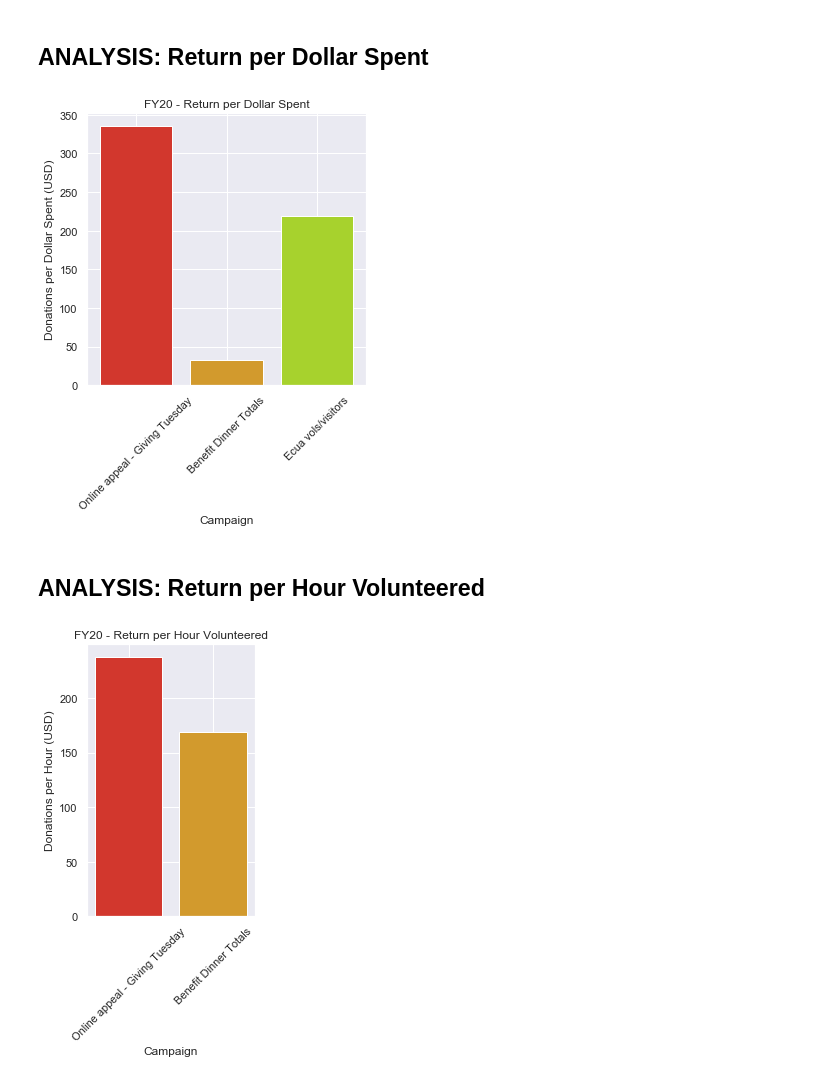
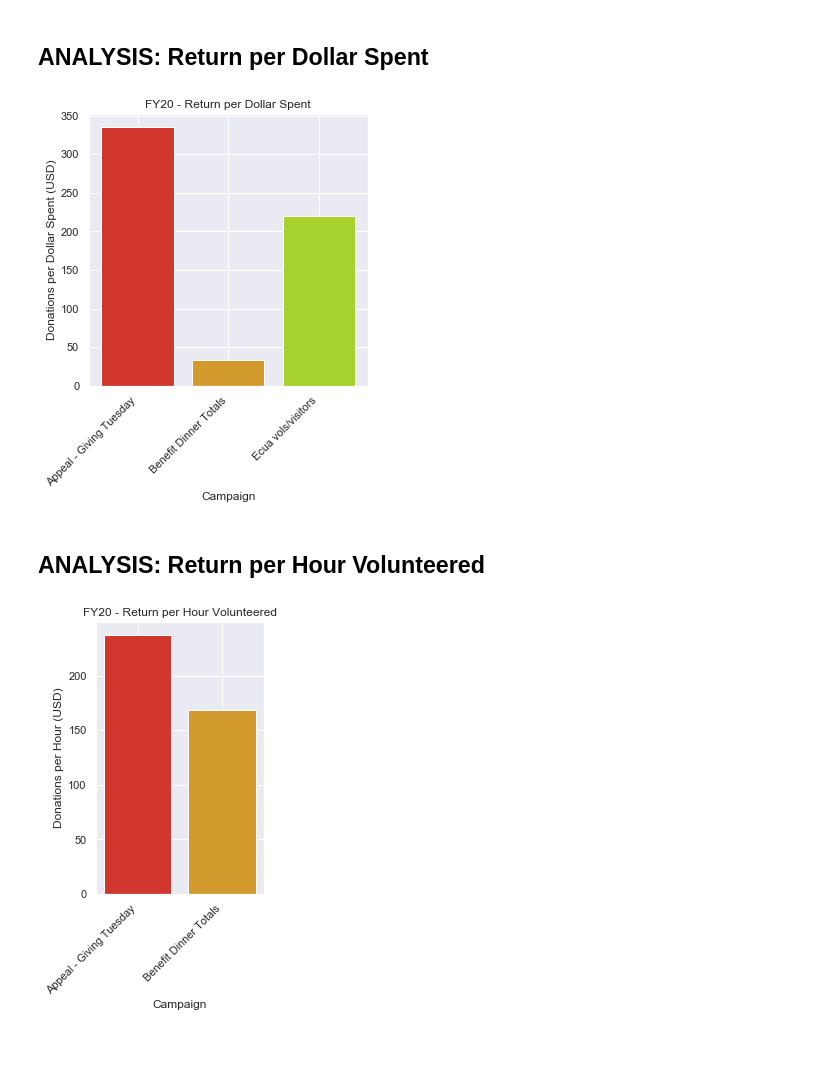
Before and after one commit to patelpurvip/Board-Fundraising-Analysis, a Jupyter notebook: Giving Campaigns Analysis.ipynb, the cells around one changed output. Saved outputs shown, nothing was run; the diff lists cells and outputs as text; code cells hidden in the pictures; blank space fills up the shorter version.

Commit message:
campaigns analysis updates

```diff
--- a/Giving Campaigns Analysis.ipynb
+++ b/Giving Campaigns Analysis.ipynb
@@ -58,6 +58,7 @@ x = income_vs_expense.set_index(['Campaign Name'])
 Campaigns_to_Analyze = x.loc[['Appeal - June', 'Online appeal - Giving Tuesday', 'Ecua vols/visitors', 'Benefit dinner item sales', 'Benefit Dinner (occuring April 2020) (SPANS TWO FYs)', 'Benefit dinner tickets', 'Benefit dinner individual donations', 'Benefit dinner auction', 'Benefit dinner sponsorships (5)', 'Benefit dinner sponsorships (1)']]
 
 Campaigns_to_Analyze.replace(regex=['coming soon'], value='0', inplace=True)
+Campaigns_to_Analyze = Campaigns_to_Analyze.rename(index={'Online appeal - Giving Tuesday': 'Appeal - Giving Tuesday','Benefit dinner item sales': 'BD item sales', 'Benefit dinner tickets': 'BD tickets', 'Benefit dinner individual donations': 'BD individual donations', 'Benefit dinner auction': 'BD auction', 'Benefit dinner sponsorships (5)': 'BD major donors', 'Benefit dinner sponsorships (1)': 'BD corporate sponsorship'})
 
 Campaigns_to_Analyze
 # %% [output]
@@ -246,18 +257,18 @@ FY20_Campaigns
 # %%
 return_per_dollar2 = FY20_Campaigns['Return_per_Dollar']
 campaign2 = FY20_Campaigns.index
 
 plt.figure(figsize=(5,5))
 plt.bar(campaign2, return_per_dollar2, color=sb.hls_palette(10, l=.5))
 plt.title("FY20 - Return per Dollar Spent")
 plt.xlabel("Campaign")
 plt.ylabel("Donations per Dollar Spent (USD)")
-plt.xticks(rotation=45)
+plt.xticks(rotation=45, ha='right')
 
-plt.savefig("./Images/FY20 - Return per Dollar Spent.png")
+# plt.savefig("./Images/FY20 - Return per Dollar Spent.png")
 plt.show()
 # %% [output]
-[figure, old version]
+[figure, new version]
 # %% [markdown]
 ## ANALYSIS: Return per Hour Volunteered
 # %%
@@ -269,9 +280,9 @@ plt.bar(campaign2, return_per_hour2, color=sb.hls_palette(10, l=.5))
 plt.title("FY20 - Return per Hour Volunteered")
 plt.xlabel("Campaign")
 plt.ylabel("Donations per Hour (USD)")
-plt.xticks(rotation=45)
+plt.xticks(rotation=45, ha='right')
 
-plt.savefig("./Images/FY20 - Return per Volunteer Hour.png")
+# plt.savefig("./Images/FY20 - Return per Volunteer Hour.png")
 plt.show()
 # %% [output]
-[figure, old version]
+[figure, new version]
```
Also changed, not shown: parts of 10 cells of this notebook, 5 other files.
